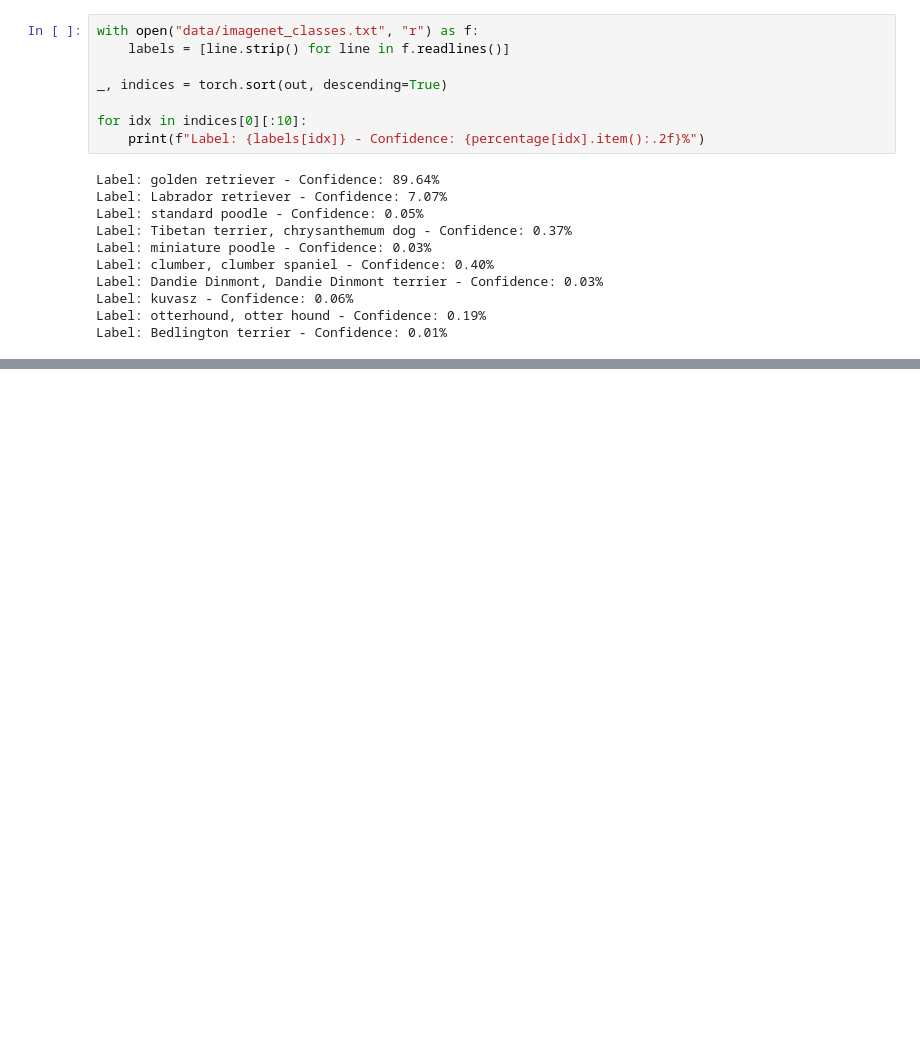
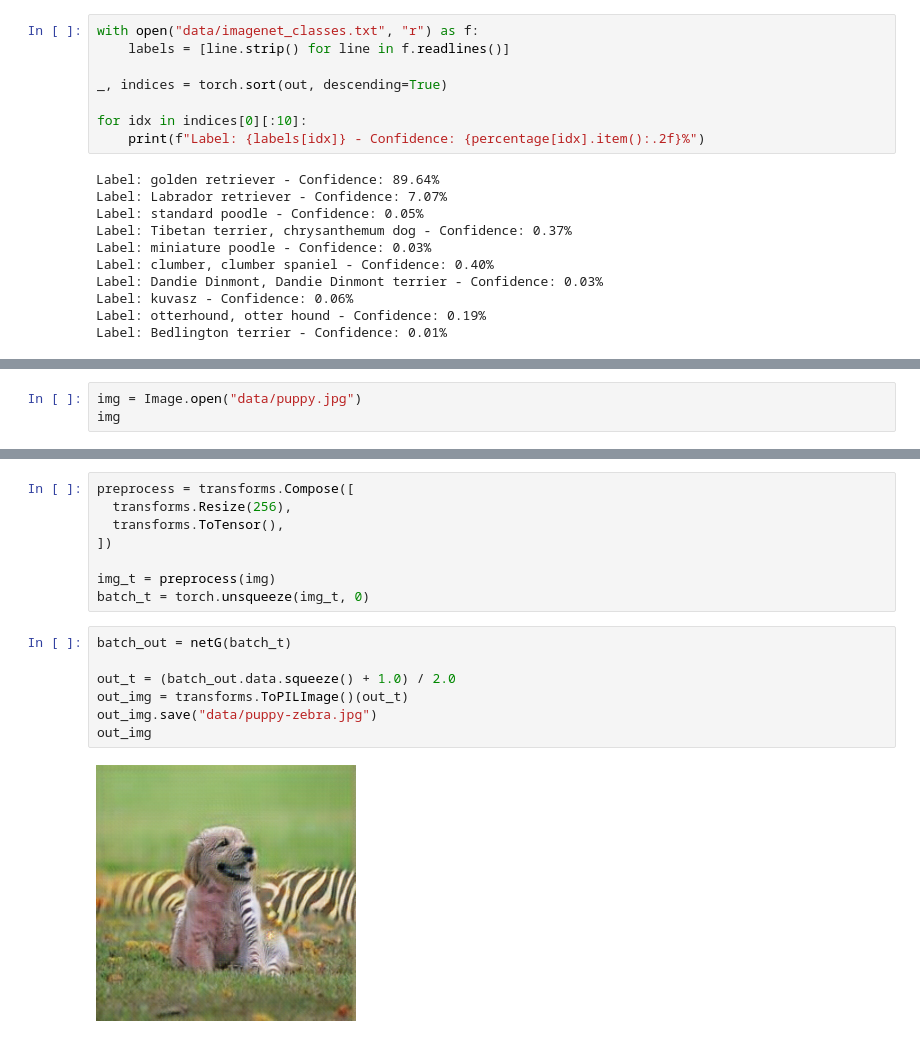
Before and after one commit to yahyavaleo/dlwpt, a Jupyter notebook: chapter2/pretrained-models.ipynb, the cells around one changed output, grey strips where cells are left out. Cells and saved outputs as stored; diff of their text form; blank space fills up the shorter version.

```diff
--- a/chapter2/pretrained-models.ipynb
+++ b/chapter2/pretrained-models.ipynb
@@ -536,0 +618,3 @@ Label: Bedlington terrier - Confidence: 0.01%
+# %%
+img = Image.open("data/puppy.jpg")
+img
@@ -536,0 +623,17 @@ Label: Bedlington terrier - Confidence: 0.01%
+# %%
+preprocess = transforms.Compose([
+  transforms.Resize(256),
+  transforms.ToTensor(),
+])
+
+img_t = preprocess(img)
+batch_t = torch.unsqueeze(img_t, 0)
+# %%
+batch_out = netG(batch_t)
+
+out_t = (batch_out.data.squeeze() + 1.0) / 2.0
+out_img = transforms.ToPILImage()(out_t)
+out_img.save("data/puppy-zebra.jpg")
+out_img
+# %% [output]
+[figure, added]
```
Also changed, not shown: parts of 4 cells of this notebook, 2 other files.
